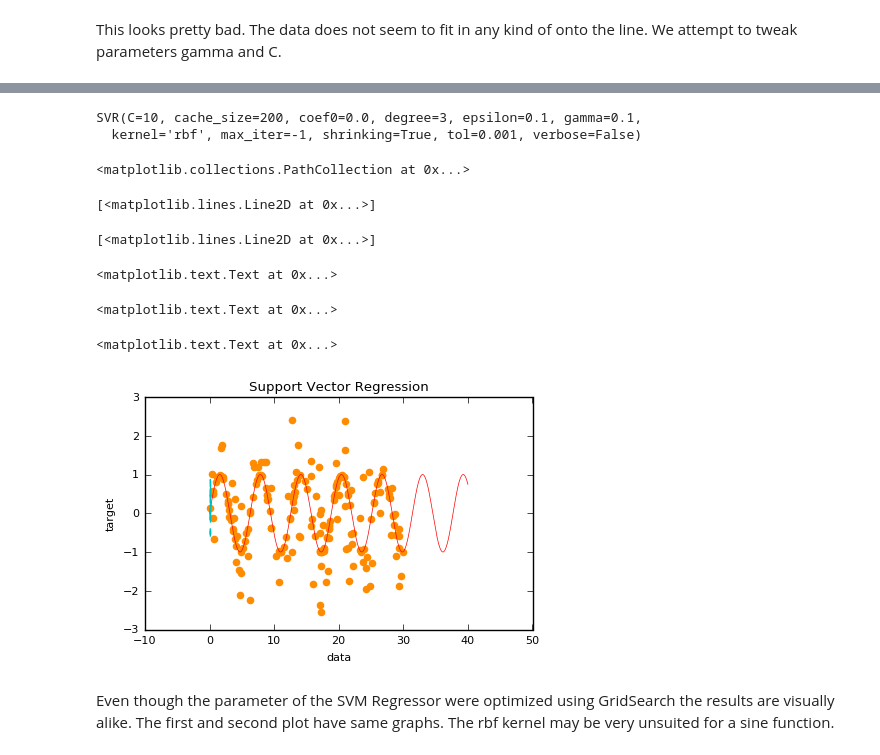
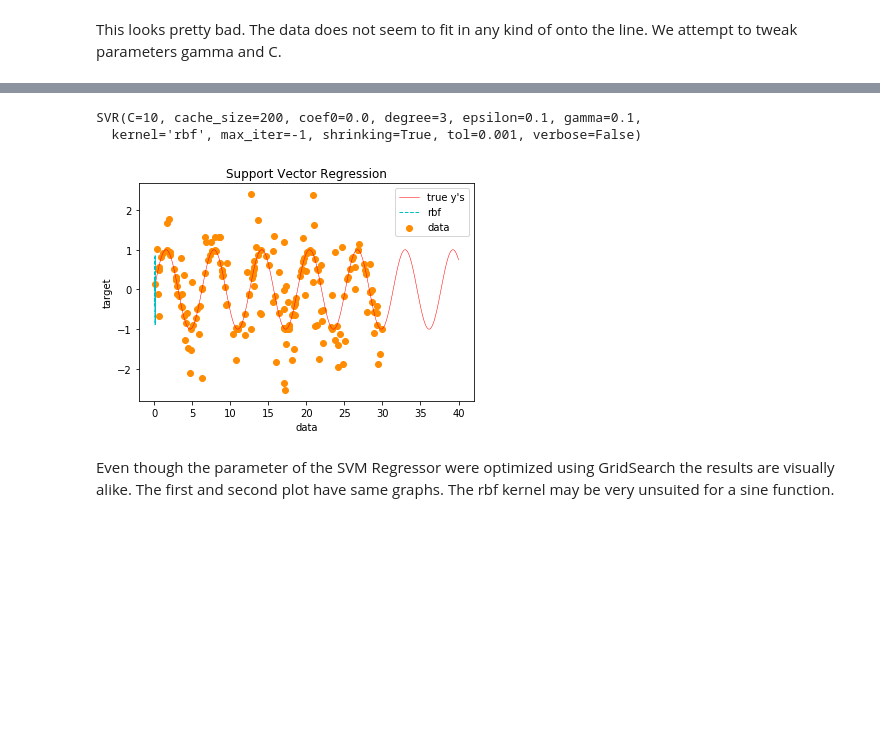
Before and after one commit to schneiderjan/2imm20-assignments, a Jupyter notebook: 1_our_solutions/Assignment 2.ipynb, the cells around one changed output, grey strips where cells are left out. Saved outputs shown, nothing was run; the diff lists cells and outputs as text; code cells hidden in the pictures; blank space fills up the shorter version.

```diff
--- a/1_our_solutions/Assignment 2.ipynb
+++ b/1_our_solutions/Assignment 2.ipynb
@@ -158,27 +152,21 @@ GridSearchCV(cv=None, error_score='raise',
 # %%
 result = grid.best_estimator_.named_steps['svr']
 print(result)
 
 y_pred = result.predict(X_test)
 lw = 1
 plt.scatter(X, y, color='darkorange', label='data')
 plt.plot(X_plot, true_y, color='red', label='true y\'s');
 plt.plot(X_plot[30:40:1], y_pred[30:40:1], color='c', lw=lw, label='rbf')
 plt.xlabel('data')
 plt.ylabel('target')
 plt.title('Support Vector Regression')
-# plt.legend()
+plt.legend()
 plt.show()
 # %% [output]
 SVR(C=10, cache_size=200, coef0=0.0, degree=3, epsilon=0.1, gamma=0.1,
   kernel='rbf', max_iter=-1, shrinking=True, tol=0.001, verbose=False)
-<matplotlib.collections.PathCollection at 0x...>
-[<matplotlib.lines.Line2D at 0x...>]
-[<matplotlib.lines.Line2D at 0x...>]
-<matplotlib.text.Text at 0x...>
-<matplotlib.text.Text at 0x...>
-<matplotlib.text.Text at 0x...>
-[figure, old version]
+[figure, new version]
 # %% [markdown]
 Even though the parameter of the SVM Regressor were optimized using GridSearch the results are visually alike. The first and second plot have same graphs. The rbf kernel may be very unsuited for a sine function.
 # %% [markdown]
```
Also changed, not shown: parts of 12 cells of this notebook.
